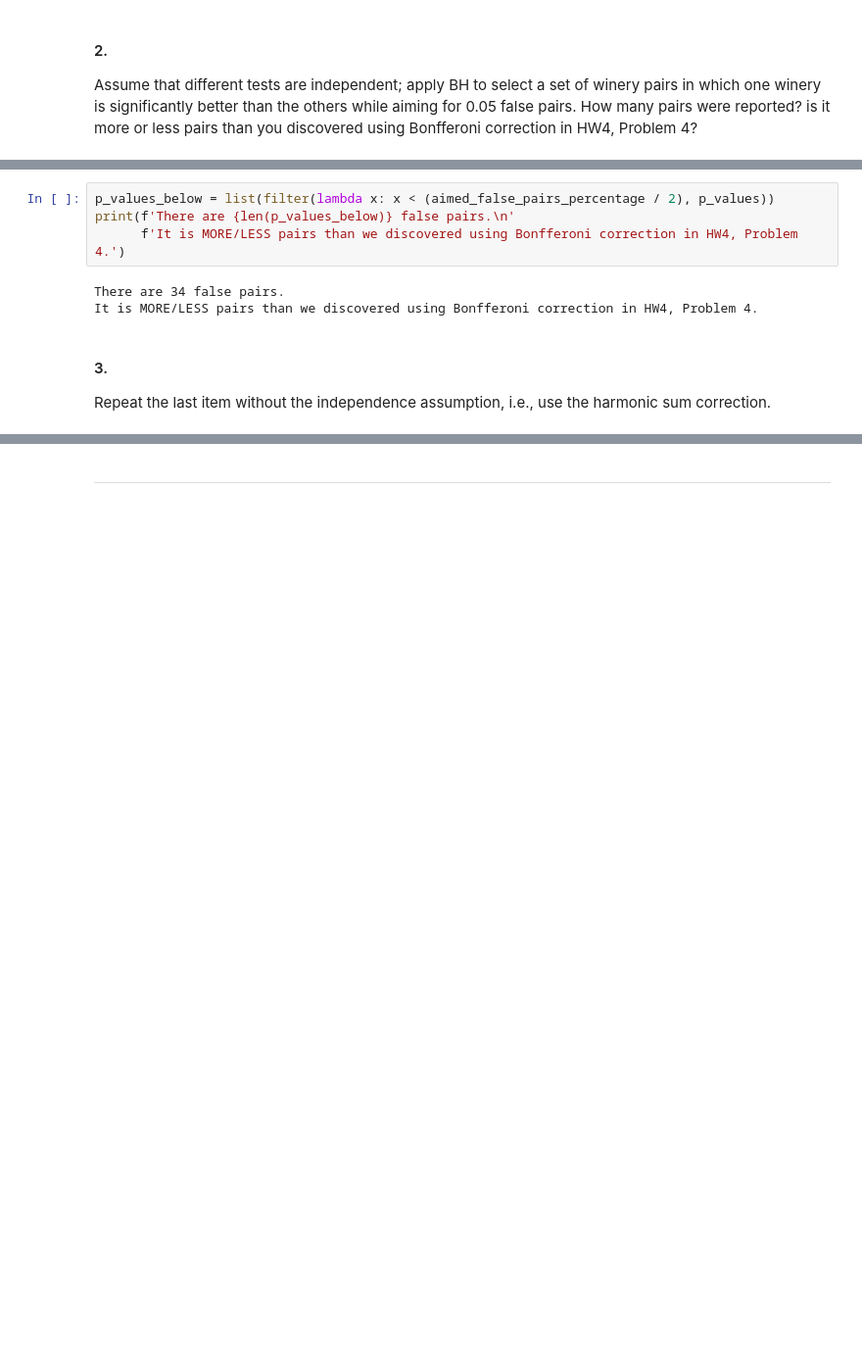
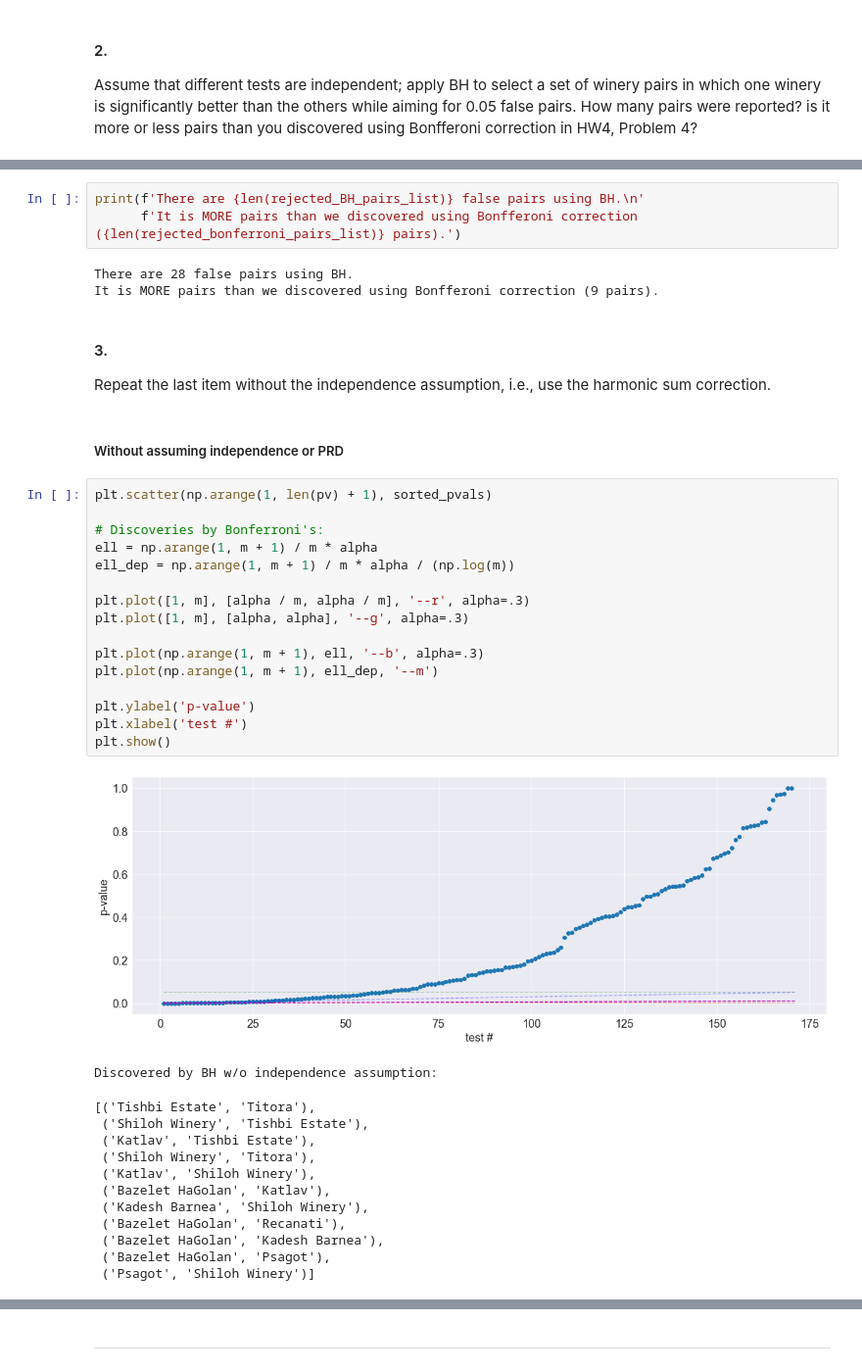
Before and after one commit to Nesher123/advanced-statistics, a Jupyter notebook: hw5/hw5.ipynb, the cells around one changed output, grey strips where cells are left out. Shown: that part at 98% size. Saved outputs shown, nothing was run; the diff lists cells and outputs as text; blank space fills up the shorter version.

```diff
--- a/hw5/hw5.ipynb
+++ b/hw5/hw5.ipynb
@@ -163,10 +189,41 @@ aimed_false_pairs_percentage = 0.05
 # %%
-p_values_below = list(filter(lambda x: x < (aimed_false_pairs_percentage / 2), p_values))
-print(f'There are {len(p_values_below)} false pairs.\n'
-      f'It is MORE/LESS pairs than we discovered using Bonfferoni correction in HW4, Problem 4.')
+print(f'There are {len(rejected_BH_pairs_list)} false pairs using BH.\n'
+      f'It is MORE pairs than we discovered using Bonfferoni correction ({len(rejected_bonferroni_pairs_list)} pairs).')
 # %% [output]
-There are 34 false pairs.
-It is MORE/LESS pairs than we discovered using Bonfferoni correction in HW4, Problem 4.
+There are 28 false pairs using BH.
+It is MORE pairs than we discovered using Bonfferoni correction (9 pairs).
 # %% [markdown]
 #### 3.
 Repeat the last item without the independence assumption, i.e., use the harmonic sum correction.
+# %% [markdown]
+##### Without assuming independence or PRD
+# %%
+plt.scatter(np.arange(1, len(pv) + 1), sorted_pvals)
+
+# Discoveries by Bonferroni's:
+ell = np.arange(1, m + 1) / m * alpha
+ell_dep = np.arange(1, m + 1) / m * alpha / (np.log(m))
+
+plt.plot([1, m], [alpha / m, alpha / m], '--r', alpha=.3)
+plt.plot([1, m], [alpha, alpha], '--g', alpha=.3)
+
+plt.plot(np.arange(1, m + 1), ell, '--b', alpha=.3)
+plt.plot(np.arange(1, m + 1), ell_dep, '--m')
+
+plt.ylabel('p-value')
+plt.xlabel('test #')
+plt.show()
+# %% [output]
+[figure, added]
+Discovered by BH w/o independence assumption:
+[('Tishbi Estate', 'Titora'),
+ ('Shiloh Winery', 'Tishbi Estate'),
+ ('Katlav', 'Tishbi Estate'),
+ ('Shiloh Winery', 'Titora'),
+ ('Katlav', 'Shiloh Winery'),
+ ('Bazelet HaGolan', 'Katlav'),
+ ('Kadesh Barnea', 'Shiloh Winery'),
+ ('Bazelet HaGolan', 'Recanati'),
+ ('Bazelet HaGolan', 'Kadesh Barnea'),
+ ('Bazelet HaGolan', 'Psagot'),
+ ('Psagot', 'Shiloh Winery')]
```
Also changed, not shown: parts of 14 cells of this notebook.
